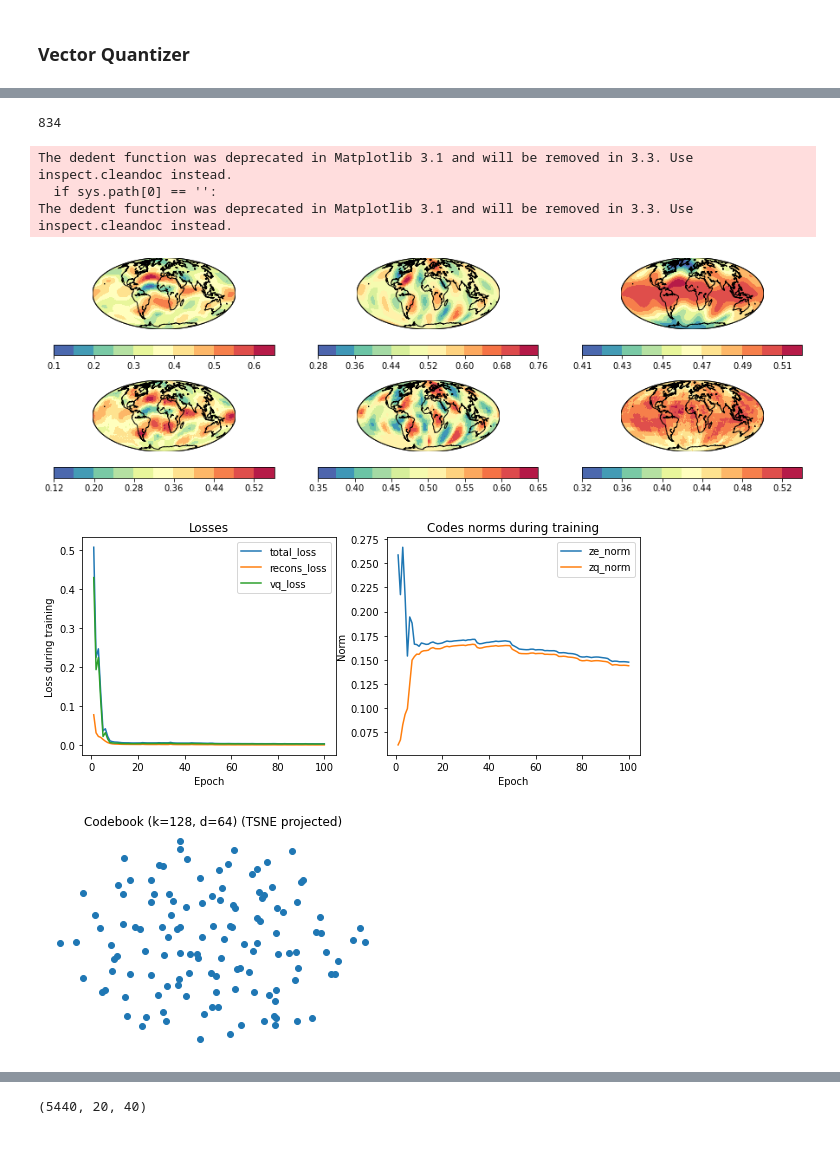
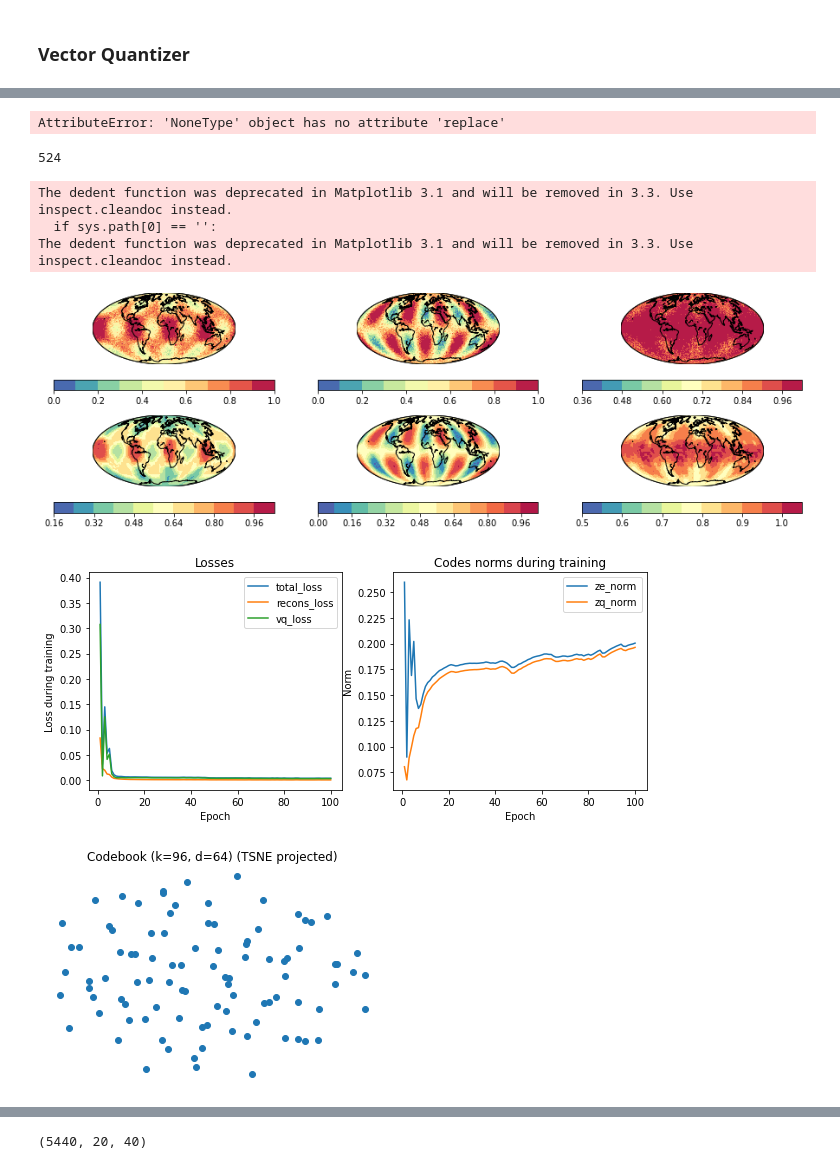
Before and after one commit to yezy17/DIDA_VQ-VAE, a Jupyter notebook: VQVAE_withPixelCNN.ipynb, the cells around one changed output, grey strips where cells are left out. Saved outputs shown, nothing was run; the diff lists cells and outputs as text; code cells hidden in the pictures.

```diff
--- a/VQVAE_withPixelCNN.ipynb
+++ b/VQVAE_withPixelCNN.ipynb
@@ -38,12 +38,12 @@ find dida in registed datasets: 63
 INPUT_SHAPE = (180, 360, 3)
 VQVAE_BATCH_SIZE = 96
 VQVAE_NUM_EPOCHS = 100
-VQVAE_LAYERS = [32, 48]
+VQVAE_LAYERS = [16, 32]
 VQVAE_LEARNING_RATE = 1e-3
 
 SIZEX = None
 SIZEY = None
-NUM_LATENT_K = 128
+NUM_LATENT_K = 96
 NUM_LATENT_D = 64
 BETA = 0.25
 # %%
@@ -333,6 +333,10 @@ Epoch 100/100
 # %%
 # if if_Train is True:
 #     vq_vae.save("pixelCNN-vq_vae-trainable")
+# vq_vae.save("pixelCNN-vq_vae-trainable")
+K.models.save_model(vq_vae, "/home/featurize/models/test", overwrite=True, include_optimizer=True)
+# %% [output]
+AttributeError: 'NoneType' object has no attribute 'replace'
 # %%
 rows = ['gt','rec']
 lons = np.arange(0, 360, 360/field.shape[2])
@@ -341,38 +345,38 @@ fig, axes = plt.subplots(len(rows), len(var_list), figsize=(12,4))
 fig.subplots_adjust(left=0., right=1., bottom=0., top=0.9)
 
 item = int(np.random.rand()*field_test.shape[0])
-item = 834
+item = 524
 print(item)
 for n_col, str_row in enumerate(var_list):
     m = Basemap(projection='moll', llcrnrlat=-90, urcrnrlat=90,\
                 llcrnrlon=0, urcrnrlon=360, resolution='c', lon_0=0, ax=axes[0, n_col])
     m.drawcoastlines()
     m.drawmapboundary()
     value_cyclic, lons_cyclic = addcyclic(field_test[item, :, :, n_col], lons)
     value_cyclic, lons_cyclic = shiftgrid(180., value_cyclic, lons_cyclic, start=False)
     lon2d, lat2d = np.meshgrid(lons_cyclic, lats)
     x, y = m(lon2d, lat2d)
     cs = m.contourf(x, y, value_cyclic, 11, cmap=plt.cm.Spectral_r)
     cbar = plt.colorbar(cs, orientation='horizontal', shrink=1, ax=axes[0, n_col])
 
 rec_field, rec_case = vq_vae.predict(field_test[item:item+1])
 for n_col, str_row in enumerate(var_list):
     m = Basemap(projection='moll', llcrnrlat=-90, urcrnrlat=90,\
                 llcrnrlon=0, urcrnrlon=360, resolution='c', lon_0=0, ax=axes[1, n_col])
     m.drawcoastlines()
     m.drawmapboundary()
     value_cyclic, lons_cyclic = addcyclic(rec_field[0, :, :, n_col], lons)
     value_cyclic, lons_cyclic = shiftgrid(180., value_cyclic, lons_cyclic, start=False)
     lon2d, lat2d = np.meshgrid(lons_cyclic, lats)
     x, y = m(lon2d, lat2d)
     cs = m.contourf(x, y, value_cyclic, 11, cmap=plt.cm.Spectral_r)
     cbar = plt.colorbar(cs, orientation='horizontal', shrink=1, ax=axes[1, n_col])
 # %% [output]
-834
+524
 The dedent function was deprecated in Matplotlib 3.1 and will be removed in 3.3. Use inspect.cleandoc instead.
   if sys.path[0] == '':
 The dedent function was deprecated in Matplotlib 3.1 and will be removed in 3.3. Use inspect.cleandoc instead.
-[figure, old version]
+[figure, new version]
 # %%
 num_epochs = range(1, len(history.history["loss"]) + 1)
 plt.figure(figsize=(10, 4))
@@ -393,7 +397,7 @@ plt.title("Codes norms during training")
 plt.legend()
 plt.show()
 # %% [output]
-[figure, old version]
+[figure, new version]
 # %%
 from sklearn.manifold import TSNE
 codebook = get_vq_vae_codebook()
@@ -403,7 +407,7 @@ plt.scatter(codebook[:, 0], codebook[:, 1])
 plt.axis('off')
 plt.show()
 # %% [output]
-[figure, old version]
+[figure, new version]
 # %%
 def generate_from_random(sampler, k, sizex, sizey, n_row, n_col):
     n = n_col * n_row
```
Also changed, not shown: parts of 17 cells of this notebook.
